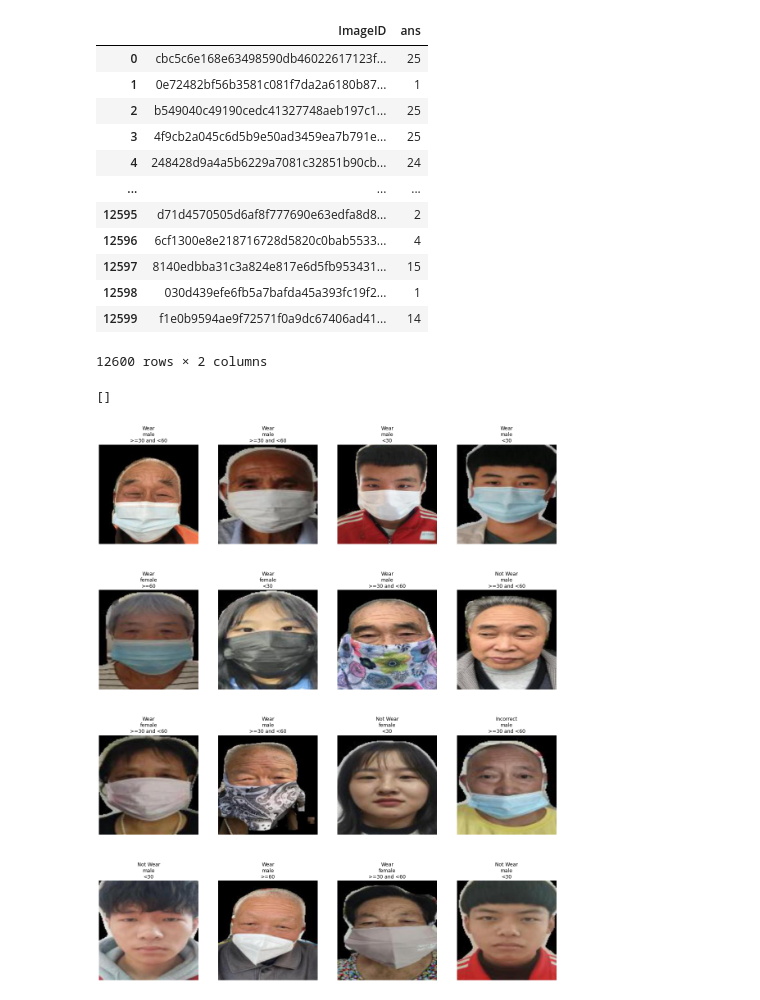
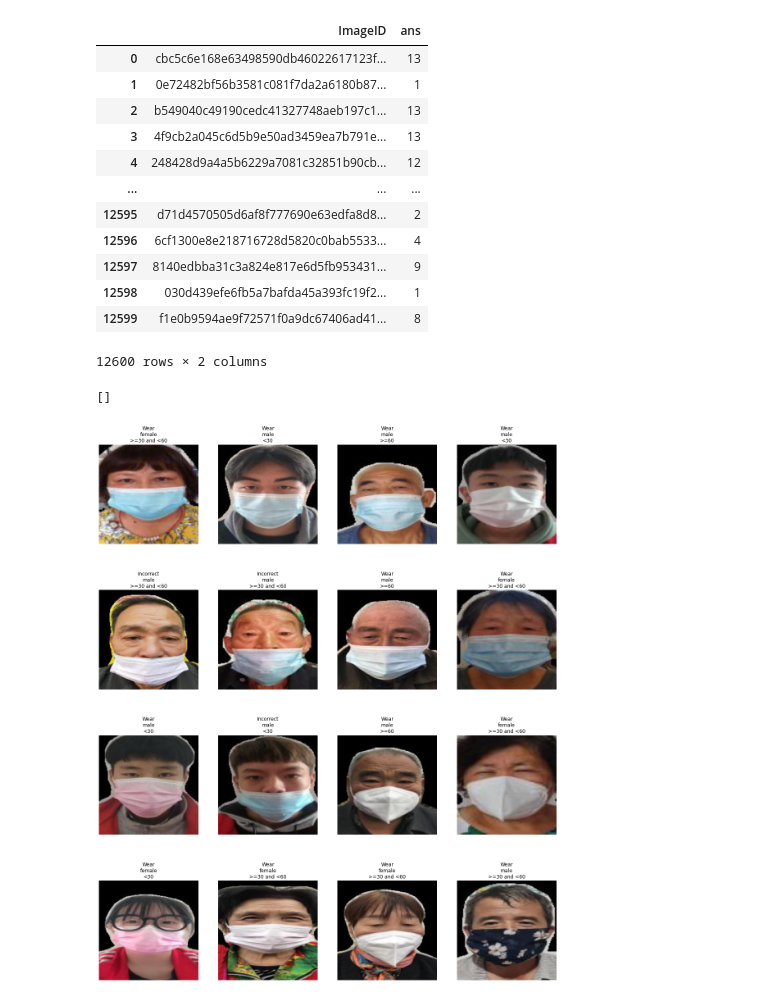
Before and after one commit to KimSeungHyun1217/mask_age_gender_classification, a Jupyter notebook: util/evaluate_result.ipynb, the cells around one changed output. Drawn from its saved outputs; the diff is of its cells as text; code cells hidden in the pictures.

Commit message:
feat: Age combi from 71.61

```diff
--- a/util/evaluate_result.ipynb
+++ b/util/evaluate_result.ipynb
@@ -5,22 +5,22 @@ from pathlib import Path
 from PIL import Image
 import matplotlib.pyplot as plt
 # %%
-df = pd.read_csv('../output/RES18_AGE_COMBI4_Combine.csv')
+df = pd.read_csv('../output/RES18_AGE_COMBI4_from(7161).csv')
 # df.drop('Unnamed: 0', axis=1, inplace=True)
 df
 # %% [output]
 |  | ImageID | ans |
-| 0 | cbc5c6e168e63498590db46022617123f... | 25 |
+| 0 | cbc5c6e168e63498590db46022617123f... | 13 |
 | 1 | 0e72482bf56b3581c081f7da2a6180b87... | 1 |
-| 2 | b549040c49190cedc41327748aeb197c1... | 25 |
-| 3 | 4f9cb2a045c6d5b9e50ad3459ea7b791e... | 25 |
-| 4 | 248428d9a4a5b6229a7081c32851b90cb... | 24 |
+| 2 | b549040c49190cedc41327748aeb197c1... | 13 |
+| 3 | 4f9cb2a045c6d5b9e50ad3459ea7b791e... | 13 |
+| 4 | 248428d9a4a5b6229a7081c32851b90cb... | 12 |
 | ... | ... | ... |
 | 12595 | d71d4570505d6af8f777690e63edfa8d8... | 2 |
 | 12596 | 6cf1300e8e218716728d5820c0bab5533... | 4 |
-| 12597 | 8140edbba31c3a824e817e6d5fb953431... | 15 |
+| 12597 | 8140edbba31c3a824e817e6d5fb953431... | 9 |
 | 12598 | 030d439efe6fb5a7bafda45a393fc19f2... | 1 |
-| 12599 | f1e0b9594ae9f72571f0a9dc67406ad41... | 14 |
+| 12599 | f1e0b9594ae9f72571f0a9dc67406ad41... | 8 |
 12600 rows × 2 columns
 # %%
 label = 0
@@ -70,4 +70,4 @@ for idx in range(start_idx, start_idx + TOTAL):
 plt.plot()
 # %% [output]
 []
-[figure, old version]
+[figure, new version]
```
Also changed, not shown: 3 other files.
